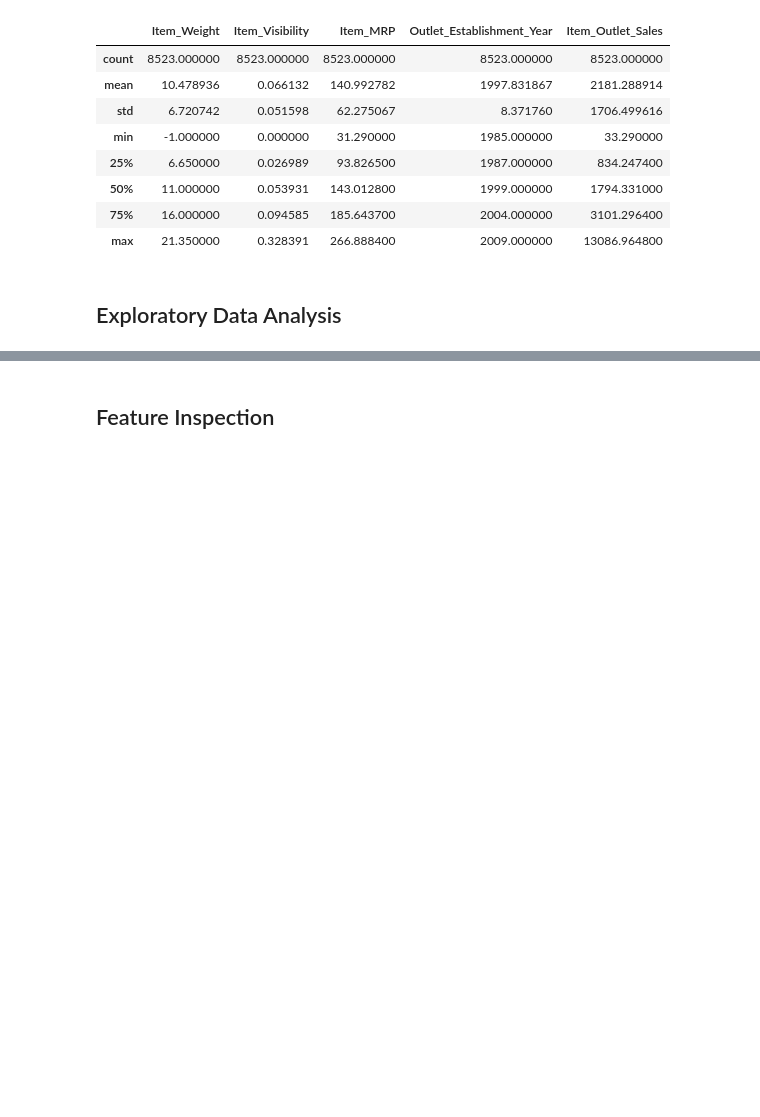
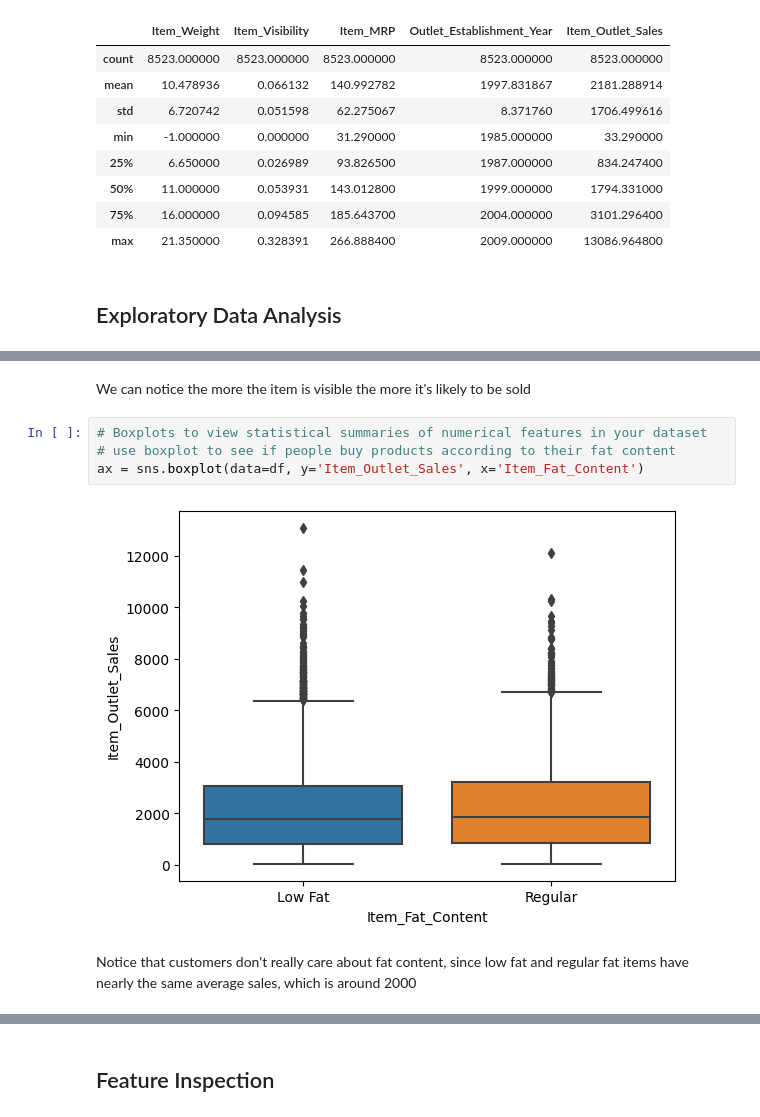
Before and after one commit to amd3897/Prediction-of-Product-Sales, a Jupyter notebook: Prediction_of_product_sales.ipynb, the cells around one changed output, grey strips where cells are left out. Saved outputs shown, nothing was run; the diff lists cells and outputs as text; blank space fills up the shorter version.

```diff
--- a/Prediction_of_product_sales.ipynb
+++ b/Prediction_of_product_sales.ipynb
@@ -197,0 +215,10 @@ df.describe()
+# %% [markdown]
+We can notice the more the item is visible the more it's likely to be sold
+# %%
+# Boxplots to view statistical summaries of numerical features in your dataset
+# use boxplot to see if people buy products according to their fat content
+ax = sns.boxplot(data=df, y='Item_Outlet_Sales', x='Item_Fat_Content')
+# %% [output]
+[figure, added]
+# %% [markdown]
+Notice that customers don't really care about fat content, since low fat and regular fat items have nearly the same average sales, which is around 2000
```
Also changed, not shown: parts of 15 cells of this notebook.
